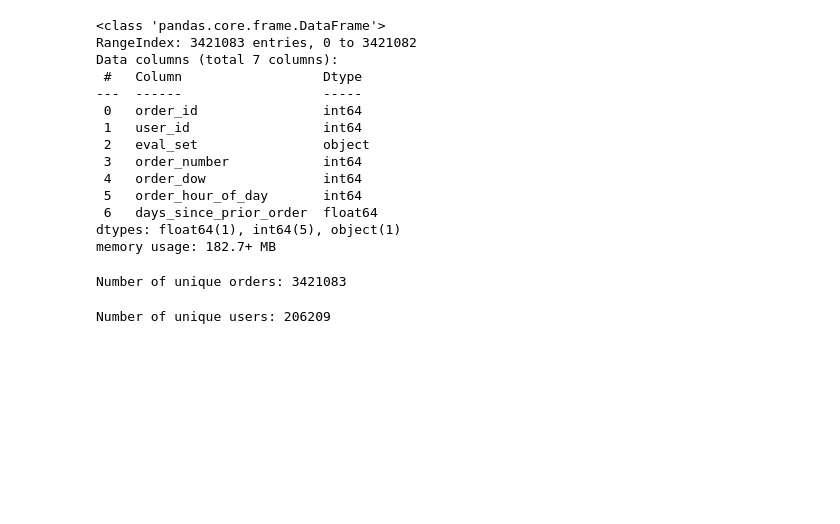
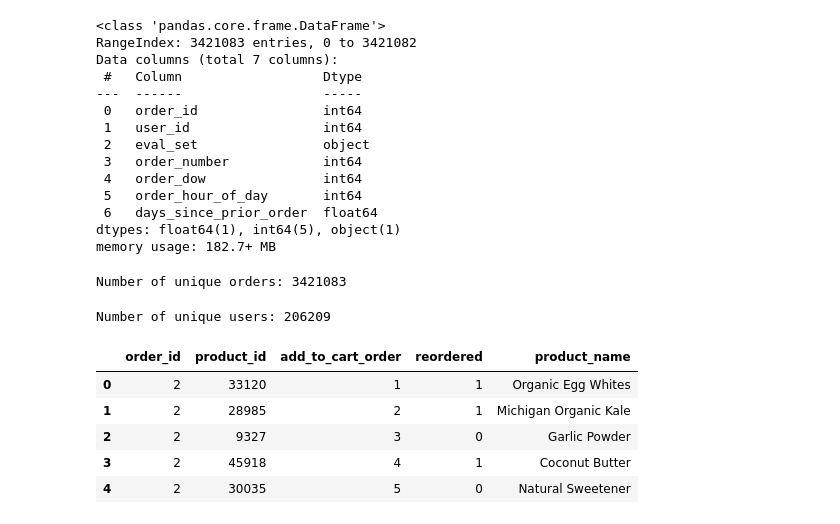
Before and after one commit to carotopia/Market-Basket-Analysis, a Jupyter notebook: DataAnalysis.ipynb, the cells around one changed output. Saved outputs shown, nothing was run; the diff lists cells and outputs as text; code cells hidden in the pictures; blank space fills up the shorter version.

```diff
--- a/DataAnalysis.ipynb
+++ b/DataAnalysis.ipynb
@@ -212,3 +212,15 @@ num_orsers_user= orders["user_id"].nunique()
 print(f"Number of unique users: {num_orsers_user}")
 # %% [output]
 Number of unique users: 206209
+# %%
+
+order_products = pd.concat([order_prior, order_train])
+order_products = order_products.merge(products[['product_id', 'product_name']], on='product_id', how='left')
+order_products.head()
+# %% [output]
+|  | order_id | product_id | add_to_cart_order | reordered | product_name |
+| 0 | 2 | 33120 | 1 | 1 | Organic Egg Whites |
+| 1 | 2 | 28985 | 2 | 1 | Michigan Organic Kale |
+| 2 | 2 | 9327 | 3 | 0 | Garlic Powder |
+| 3 | 2 | 45918 | 4 | 1 | Coconut Butter |
+| 4 | 2 | 30035 | 5 | 0 | Natural Sweetener |
```
Also changed, not shown: parts of 7 cells of this notebook, 2 other files.
